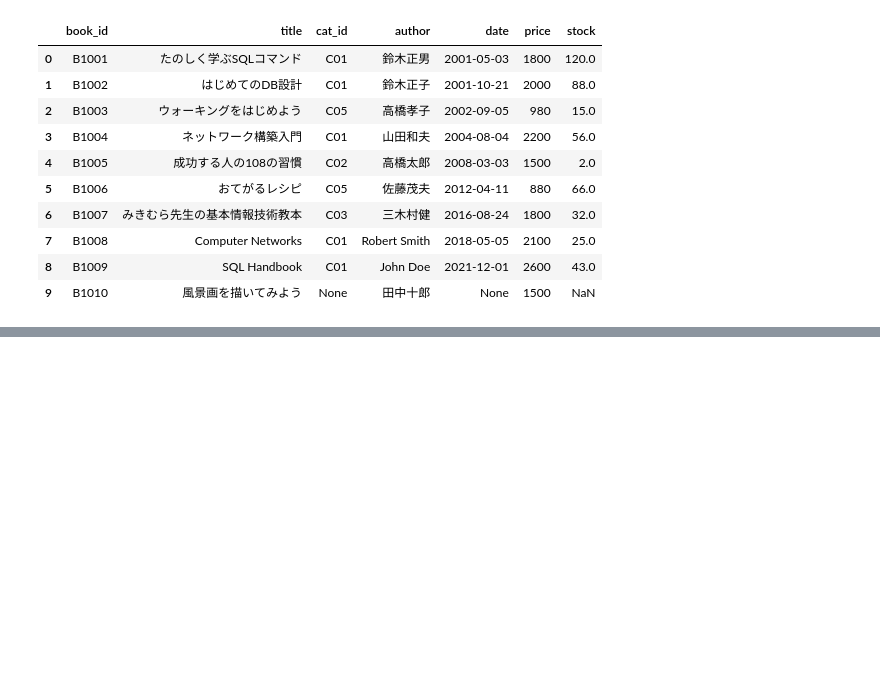
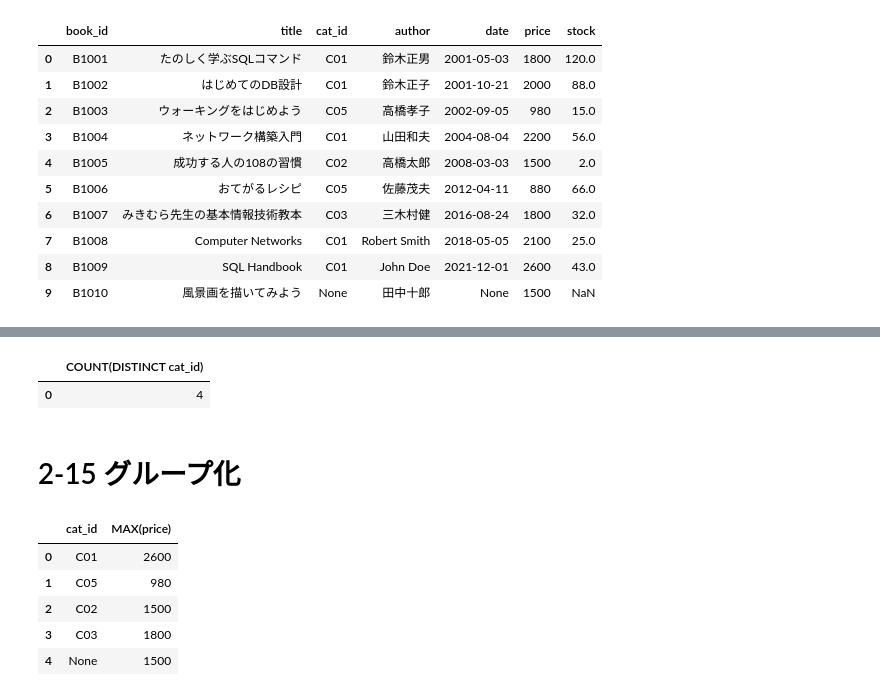
Before and after one commit to phonon-py/DatabaseSpecialistStudy, a Jupyter notebook: lesson_mysql.ipynb, the cells around one changed output, grey strips where cells are left out. Drawn from its saved outputs; the diff is of its cells as text; code cells hidden in the pictures; blank space fills up the shorter version.

```diff
--- a/lesson_mysql.ipynb
+++ b/lesson_mysql.ipynb
@@ -1846,0 +1865,18 @@ df
+# %%
+# NULLは含まれない
+df
+# %% [output]
+|  | COUNT(DISTINCT cat_id) |
+| 0 | 4 |
+# %% [markdown]
+# 2-15 グループ化
+# %%
+q = 'SELECT cat_id, MAX(price) FROM books GROUP BY cat_id;'
+execute_query_to_dataframe(q,engine)
+# %% [output]
+|  | cat_id | MAX(price) |
+| 0 | C01 | 2600 |
+| 1 | C05 | 980 |
+| 2 | C02 | 1500 |
+| 3 | C03 | 1800 |
+| 4 | None | 1500 |
```
Also changed, not shown: parts of 7 cells of this notebook.
